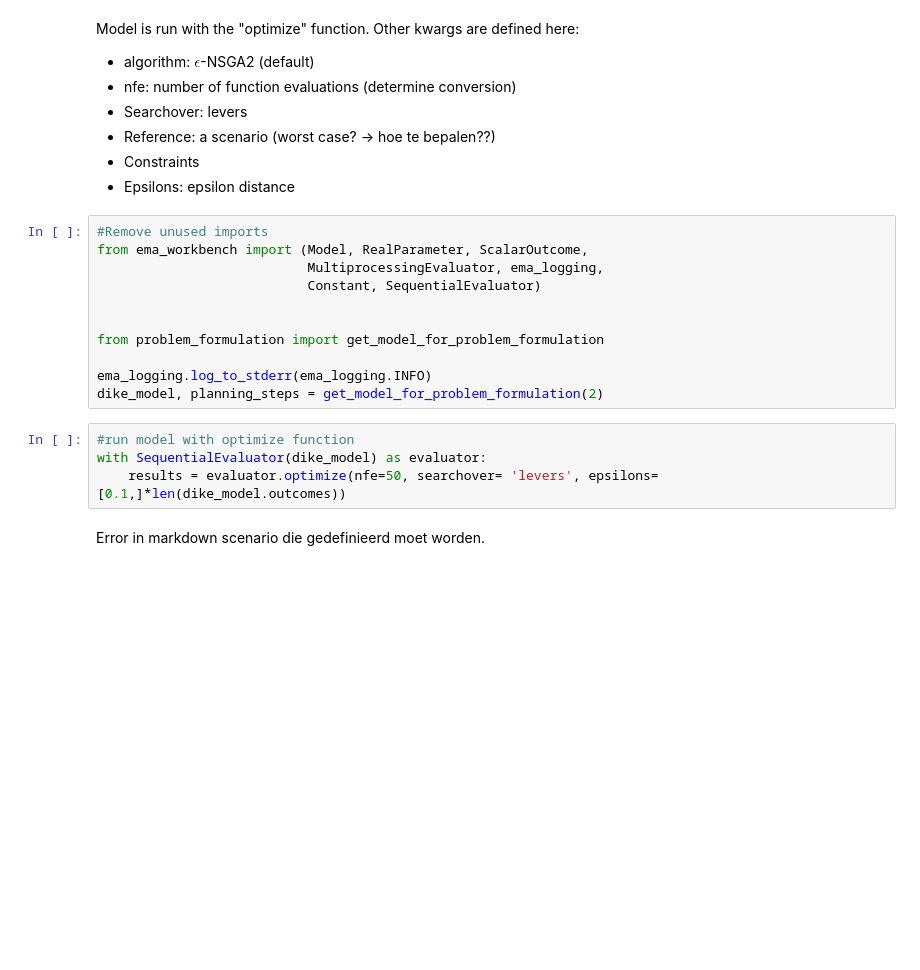
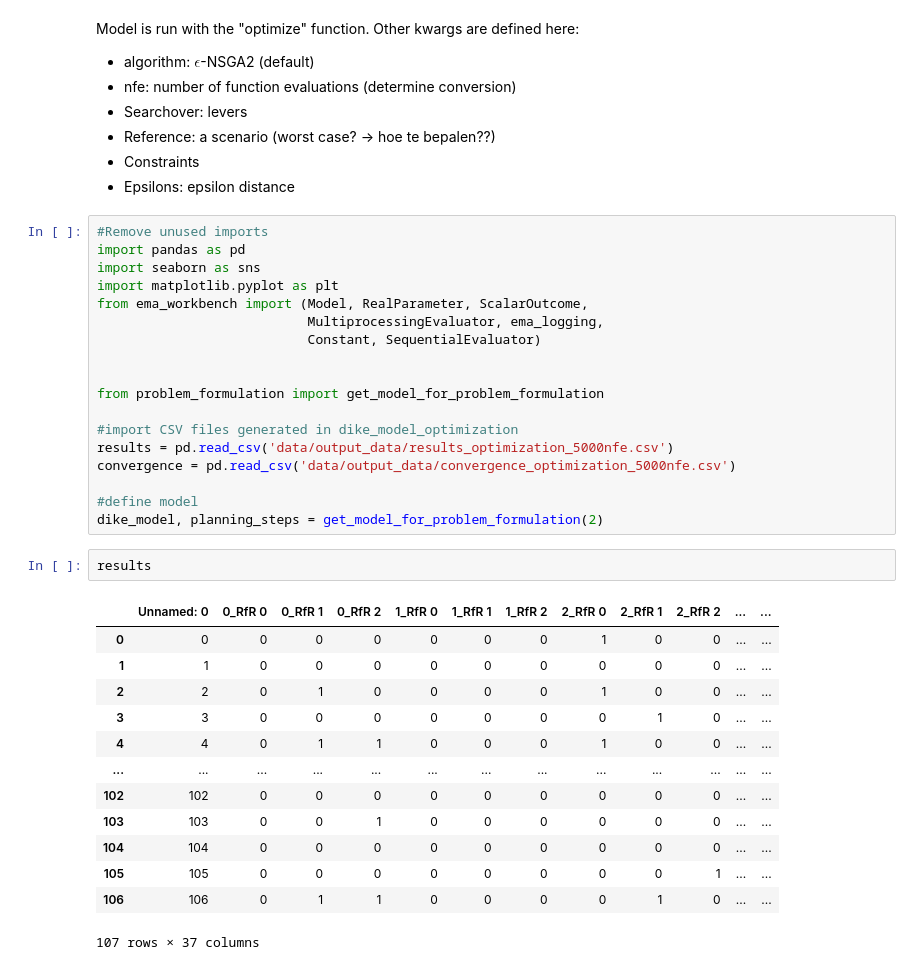
Before and after one commit to BRtudelft/Group1_EPA1361_Model-based_Decision-making, a Jupyter notebook: MORDM_2_generating_alternatives.ipynb, the cells around one changed output. Saved outputs shown, nothing was run; the diff lists cells and outputs as text; blank space fills up the shorter version.

```diff
--- a/MORDM_2_generating_alternatives.ipynb
+++ b/MORDM_2_generating_alternatives.ipynb
@@ -33,6 +37,9 @@ Model is run with the "optimize" function. Other kwargs are defined here:
 - Epsilons: epsilon distance
 # %%
 #Remove unused imports
+import pandas as pd
+import seaborn as sns
+import matplotlib.pyplot as plt
 from ema_workbench import (Model, RealParameter, ScalarOutcome,
                            MultiprocessingEvaluator, ema_logging,
                            Constant, SequentialEvaluator)
@@ -40,11 +47,25 @@ from ema_workbench import (Model, RealParameter, ScalarOutcome,
 
 from problem_formulation import get_model_for_problem_formulation
 
-ema_logging.log_to_stderr(ema_logging.INFO)
+#import CSV files generated in dike_model_optimization
+results = pd.read_csv('data/output_data/results_optimization_5000nfe.csv')
+convergence = pd.read_csv('data/output_data/convergence_optimization_5000nfe.csv')
+
+#define model
 dike_model, planning_steps = get_model_for_problem_formulation(2)
-# %%
-#run model with optimize function
-with SequentialEvaluator(dike_model) as evaluator:
-    results = evaluator.optimize(nfe=50, searchover= 'levers', epsilons=[0.1,]*len(dike_model.outcomes))
-# %% [markdown]
-Error in markdown scenario die gedefinieerd moet worden.
+# %%
+results
+# %% [output]
+|  | Unnamed: 0 | 0_RfR 0 | 0_RfR 1 | 0_RfR 2 | 1_RfR 0 | 1_RfR 1 | 1_RfR 2 | 2_RfR 0 | 2_RfR 1 | 2_RfR 2 | ... | ... |
+| 0 | 0 | 0 | 0 | 0 | 0 | 0 | 0 | 1 | 0 | 0 | ... | ... |
+| 1 | 1 | 0 | 0 | 0 | 0 | 0 | 0 | 0 | 0 | 0 | ... | ... |
+| 2 | 2 | 0 | 1 | 0 | 0 | 0 | 0 | 1 | 0 | 0 | ... | ... |
+| 3 | 3 | 0 | 0 | 0 | 0 | 0 | 0 | 0 | 1 | 0 | ... | ... |
+| 4 | 4 | 0 | 1 | 1 | 0 | 0 | 0 | 1 | 0 | 0 | ... | ... |
+| ... | ... | ... | ... | ... | ... | ... | ... | ... | ... | ... | ... | ... |
+| 102 | 102 | 0 | 0 | 0 | 0 | 0 | 0 | 0 | 0 | 0 | ... | ... |
+| 103 | 103 | 0 | 0 | 1 | 0 | 0 | 0 | 0 | 0 | 0 | ... | ... |
+| 104 | 104 | 0 | 0 | 0 | 0 | 0 | 0 | 0 | 0 | 0 | ... | ... |
+| 105 | 105 | 0 | 0 | 0 | 0 | 0 | 0 | 0 | 0 | 1 | ... | ... |
+| 106 | 106 | 0 | 1 | 1 | 0 | 0 | 0 | 0 | 1 | 0 | ... | ... |
+107 rows × 37 columns
```
Also changed, not shown: parts of 9 cells of this notebook, 2 other files.
